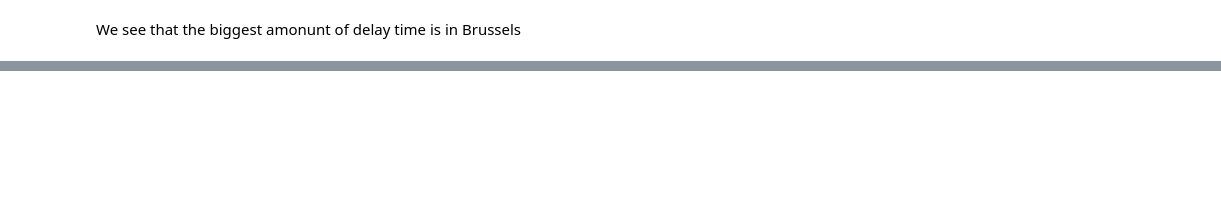
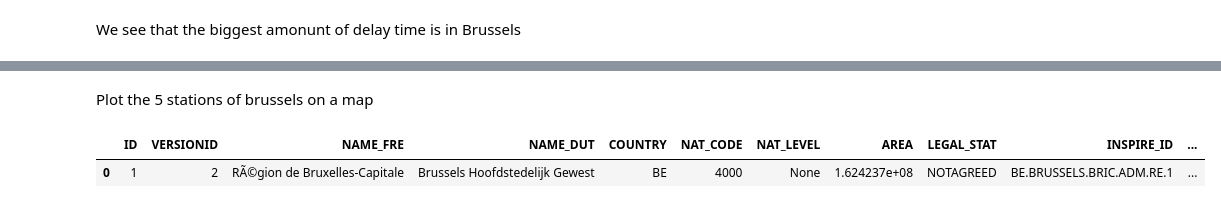
Before and after one commit to Seoyangsam/ACRM, a Jupyter notebook: src/Q7.ipynb, the cells around one changed output, grey strips where cells are left out. Cells and saved outputs as stored; diff of their text form; code cells hidden in the pictures; blank space fills up the shorter version.

```diff
--- a/src/Q7.ipynb
+++ b/src/Q7.ipynb
@@ -140,0 +115,10 @@ array(['antwerpen-centraal', 'brussel-centraal/bruxelles-central',
+# %% [markdown]
+Plot the 5 stations of brussels on a map
+# %%
+provinces = data.provinces
+stations = data.stations
+map_brussels = data.map_brussels
+map_brussels
+# %% [output]
+|  | ID | VERSIONID | NAME_FRE | NAME_DUT | COUNTRY | NAT_CODE | NAT_LEVEL | AREA | LEGAL_STAT | INSPIRE_ID | ... |
+| 0 | 1 | 2 | RÃ©gion de Bruxelles-Capitale | Brussels Hoofdstedelijk Gewest | BE | 4000 | None | 1.624237e+08 | NOTAGREED | BE.BRUSSELS.BRIC.ADM.RE.1 | ... |
```
Also changed, not shown: parts of 7 cells of this notebook, 5 other files.
